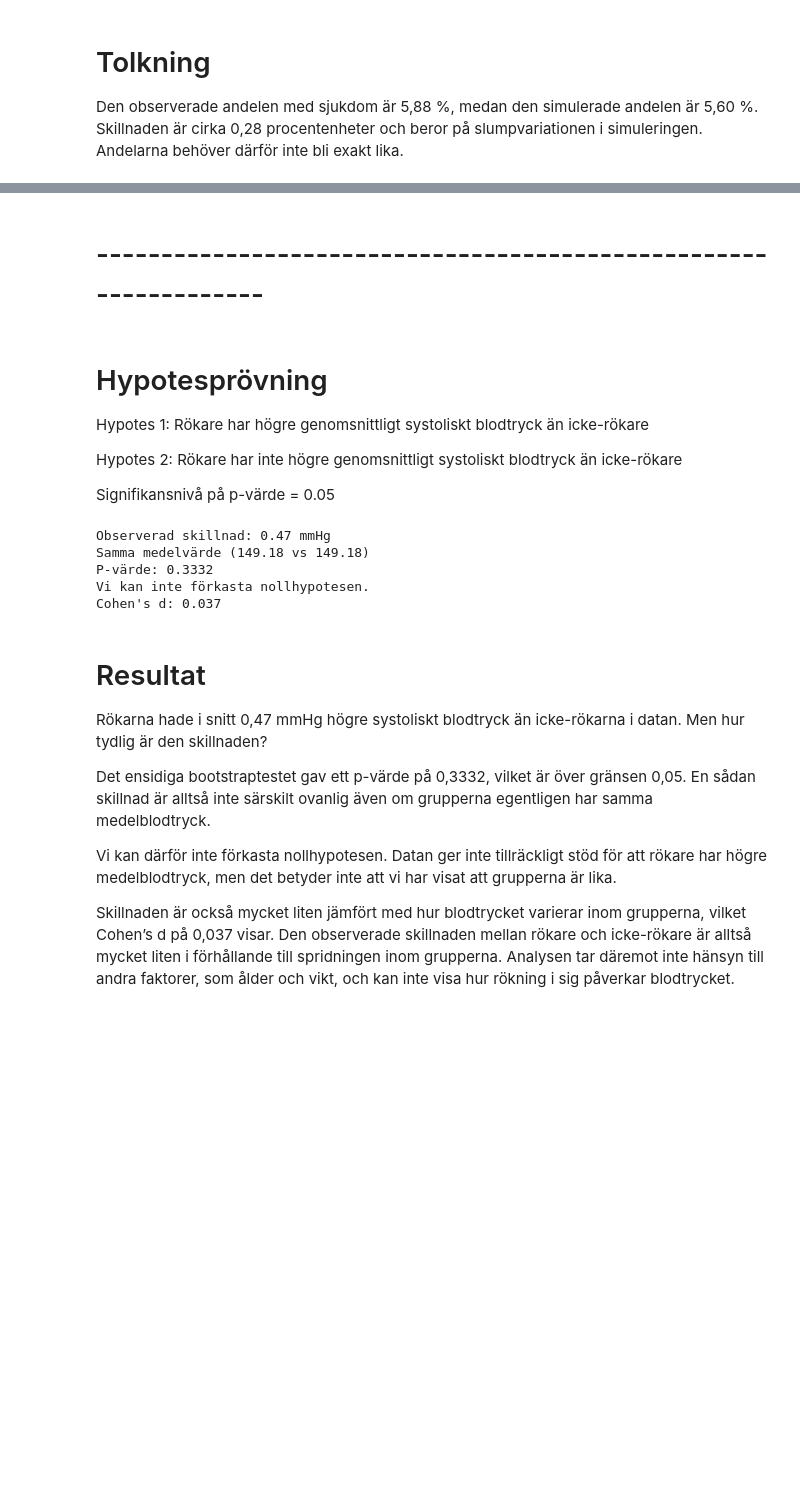
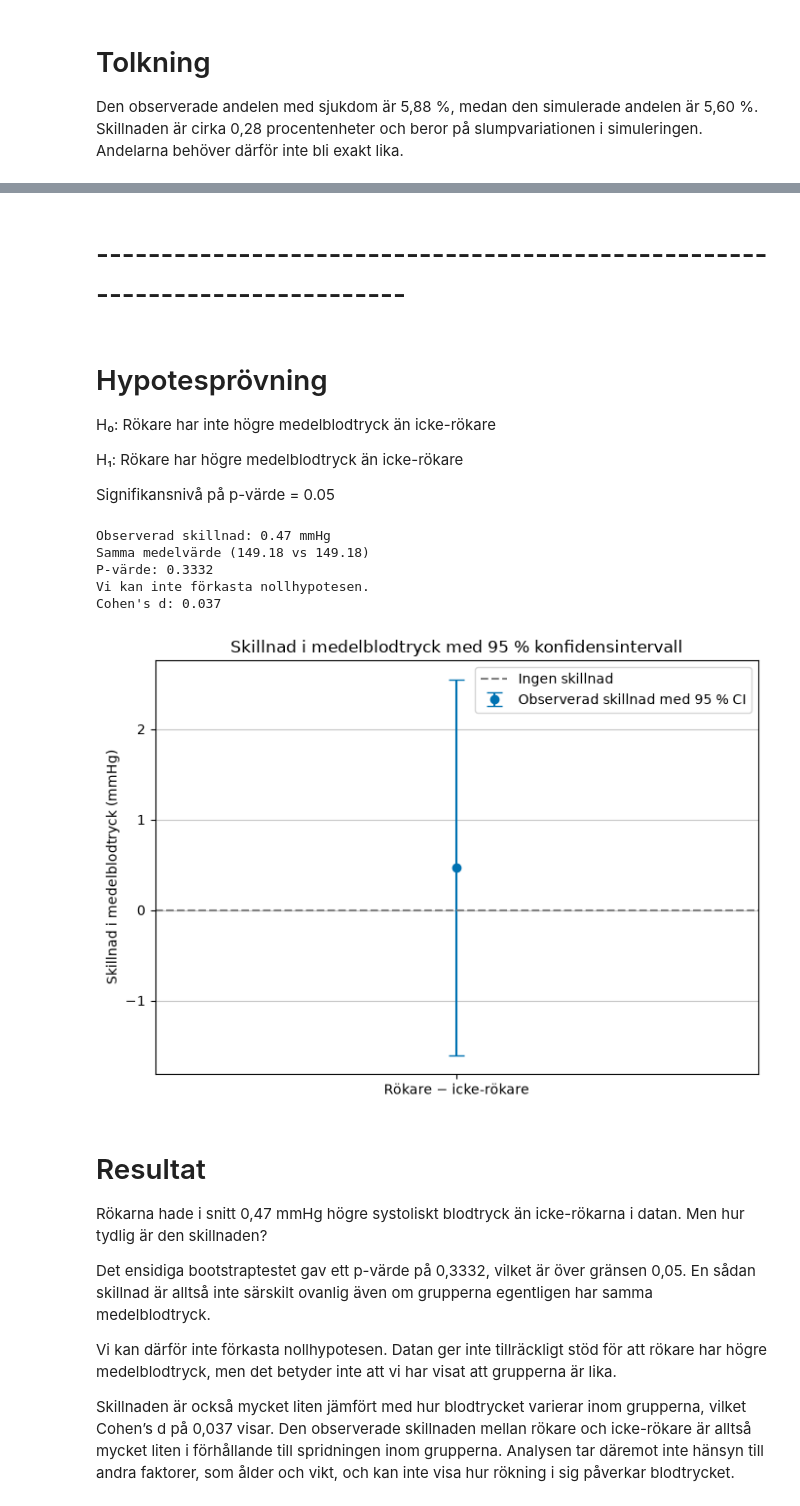
Before and after one commit to Ivartingbrant/Inl-mningsuppgift-1, a Jupyter notebook: report.ipynb, the cells around one changed output, grey strips where cells are left out. Drawn from its saved outputs; the diff is of its cells as text; code cells hidden in the pictures; blank space fills up the shorter version.

```diff
--- a/report.ipynb
+++ b/report.ipynb
@@ -208,28 +190,26 @@ De två metoderna ger nästan identiska konfidensintervall. Bootstrapintervallet
 # %% [markdown]
-# -----------------------------------------------------------------
+# ----------------------------------------------------------------------------
 # %% [markdown]
 # Hypotesprövning
 
-Hypotes 1: Rökare har högre genomsnittligt systoliskt blodtryck än icke-rökare
+H₀: Rökare har inte högre medelblodtryck än icke-rökare
 
-Hypotes 2: Rökare har inte högre genomsnittligt systoliskt blodtryck än icke-rökare
+H₁: Rökare har högre medelblodtryck än icke-rökare
 
 Signifikansnivå på p-värde = 0.05
 # %%
+# Delar upp blodtrycksvärdena efter rökstatus
 bp_smokers = df.loc[df["smoker"] == "Yes", "systolic_bp"]
 bp_non_smokers = df.loc[df["smoker"] == "No", "systolic_bp"]
 
 observed_diff = bp_smokers.mean() - bp_non_smokers.mean()
 print(f"Observerad skillnad: {observed_diff:.2f} mmHg")
 
+# Ger grupperna samma medelvärde för att simulera nollhypotesen
 pool_mean = pd.concat([bp_smokers, bp_non_smokers]).mean()
 
-"""
-Nollanalys
-"""
 smokers_null = bp_smokers - bp_smokers.mean() + pool_mean
 non_smokers_null = bp_non_smokers - bp_non_smokers.mean() + pool_mean
-
 
 if smokers_null.mean() == non_smokers_null.mean():
     print(f"Samma medelvärde ({smokers_null.mean():.2f} vs {non_smokers_null.mean():.2f})")
@@ -237,6 +217,7 @@ if smokers_null.mean() == non_smokers_null.mean():
 np.random.seed(42)
 null_differences = []
 
+# Skapar en nollfördelning genom bootstrap från de centrerade grupperna
 for _ in range(10000):
     sample_smokers = np.random.choice(
         smokers_null,
@@ -254,7 +235,7 @@ for _ in range(10000):
 
 null_differences = np.array(null_differences)
 
-#P-värde
+# Ensidigt p-värde: hur ofta blir skillnaden minst lika stor som den observerade?
 p_value = (
     np.sum(null_differences >= observed_diff) + 1
 ) / (len(null_differences) + 1)
@@ -264,36 +245,76 @@ print(f"P-värde: {p_value:.4f}")
 if p_value < 0.05:
     print("Vi förkastar nollhypotesen.")
 else:
     print("Vi kan inte förkasta nollhypotesen.")
 
-#Cohens d
-# Antal observationer och stickprovsstandardavvikelser.
+# Beräknra Cohen's d: skillnaden i förhållande till gruppernas spridning
 n_smokers = len(bp_smokers)
 n_non_smokers = len(bp_non_smokers)
 
 std_smokers = np.std(bp_smokers, ddof=1)
 std_non_smokers = np.std(bp_non_smokers, ddof=1)
 
-# Sammanvägd standardavvikelse (pooled standard deviation).
 pooled_std = np.sqrt(
     (
         (n_smokers - 1) * std_smokers**2
         + (n_non_smokers - 1) * std_non_smokers**2
     )
     / (n_smokers + n_non_smokers - 2)
 )
 
 cohens_d = (
     bp_smokers.mean() - bp_non_smokers.mean()
 ) / pooled_std
 
 print(f"Cohen's d: {cohens_d:.3f}")
+
+# Bootstrap från originalgrupperna för att uppskatta osäkerheten i skillnaden
+bootstrap_differences = []
+
+for _ in range(10000):
+    sample_smokers = np.random.choice(
+        bp_smokers, size=len(bp_smokers), replace=True
+    )
+    sample_non_smokers = np.random.choice(
+        bp_non_smokers, size=len(bp_non_smokers), replace=True
+    )
+
+    bootstrap_differences.append(
+        sample_smokers.mean() - sample_non_smokers.mean()
+    )
+
+# De mittersta 95 procenten ger ett tvåsidigt bootstrapintervall.
+ci_lo, ci_hi = np.percentile(bootstrap_differences, [2.5, 97.5])
+
+fig, ax = plt.subplots(figsize=(7, 5))
+
+# Visar skillnaden som en punkt och konfidensintervallet som ett felstreck
+ax.errorbar(
+    0,
+    observed_diff,
+    yerr=[[observed_diff - ci_lo], [ci_hi - observed_diff]],
+    fmt="o",
+    capsize=6,
+    label="Observerad skillnad med 95 % CI"
+)
+
+# Nollinjen markerar lika medelblodtryck mellan grupperna
+ax.axhline(0, color="gray", linestyle="--", label="Ingen skillnad")
+
+ax.set_xticks([0], ["Rökare − icke-rökare"])
+ax.set_ylabel("Skillnad i medelblodtryck (mmHg)")
+ax.set_title("Skillnad i medelblodtryck med 95 % konfidensintervall")
+ax.legend()
+
+fig.tight_layout()
+plt.show()
 # %% [output]
 Observerad skillnad: 0.47 mmHg
 Samma medelvärde (149.18 vs 149.18)
 P-värde: 0.3332
 Vi kan inte förkasta nollhypotesen.
 Cohen's d: 0.037
+[figure, added]
 # %% [markdown]
 # Resultat
 
```
Also changed, not shown: parts of 9 cells of this notebook.
